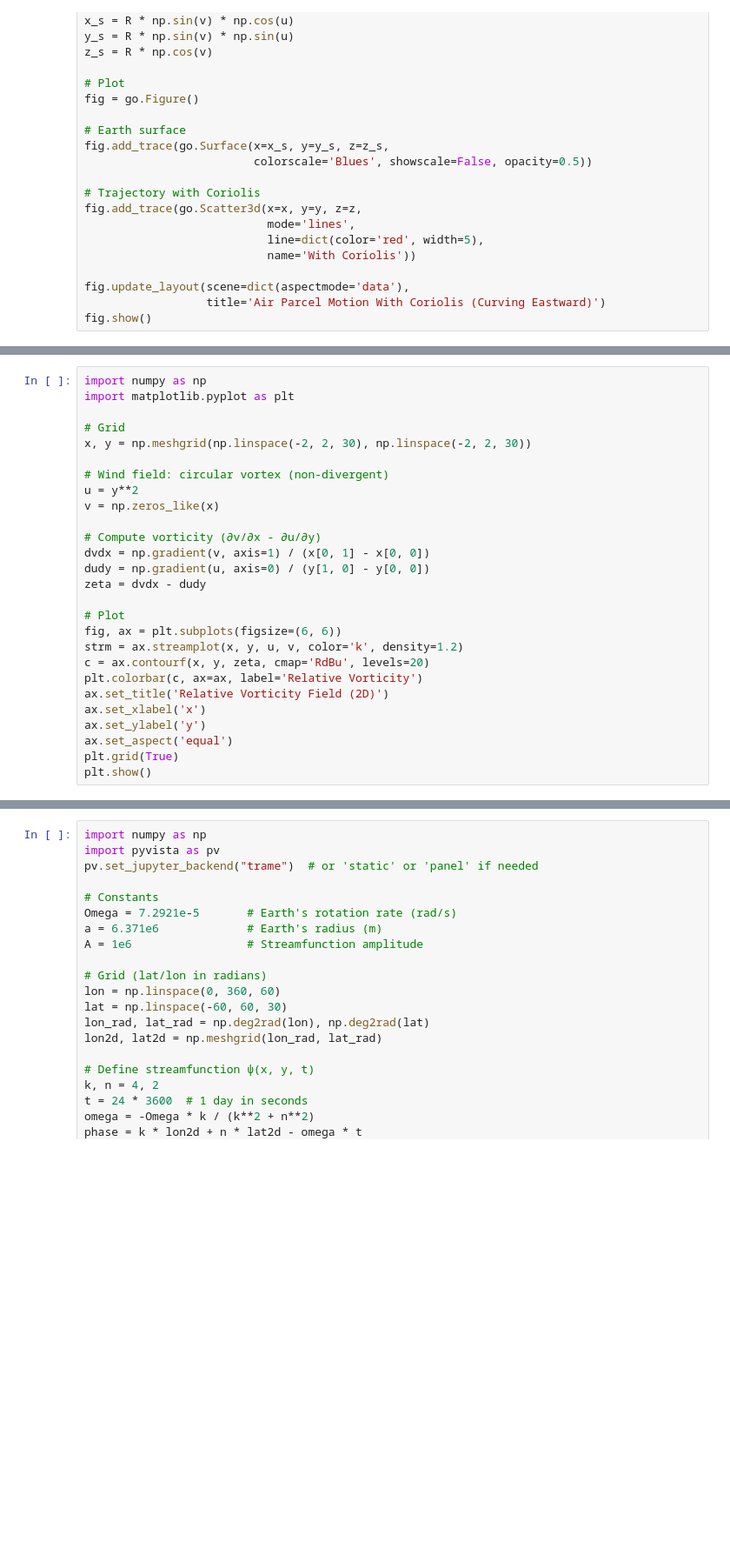
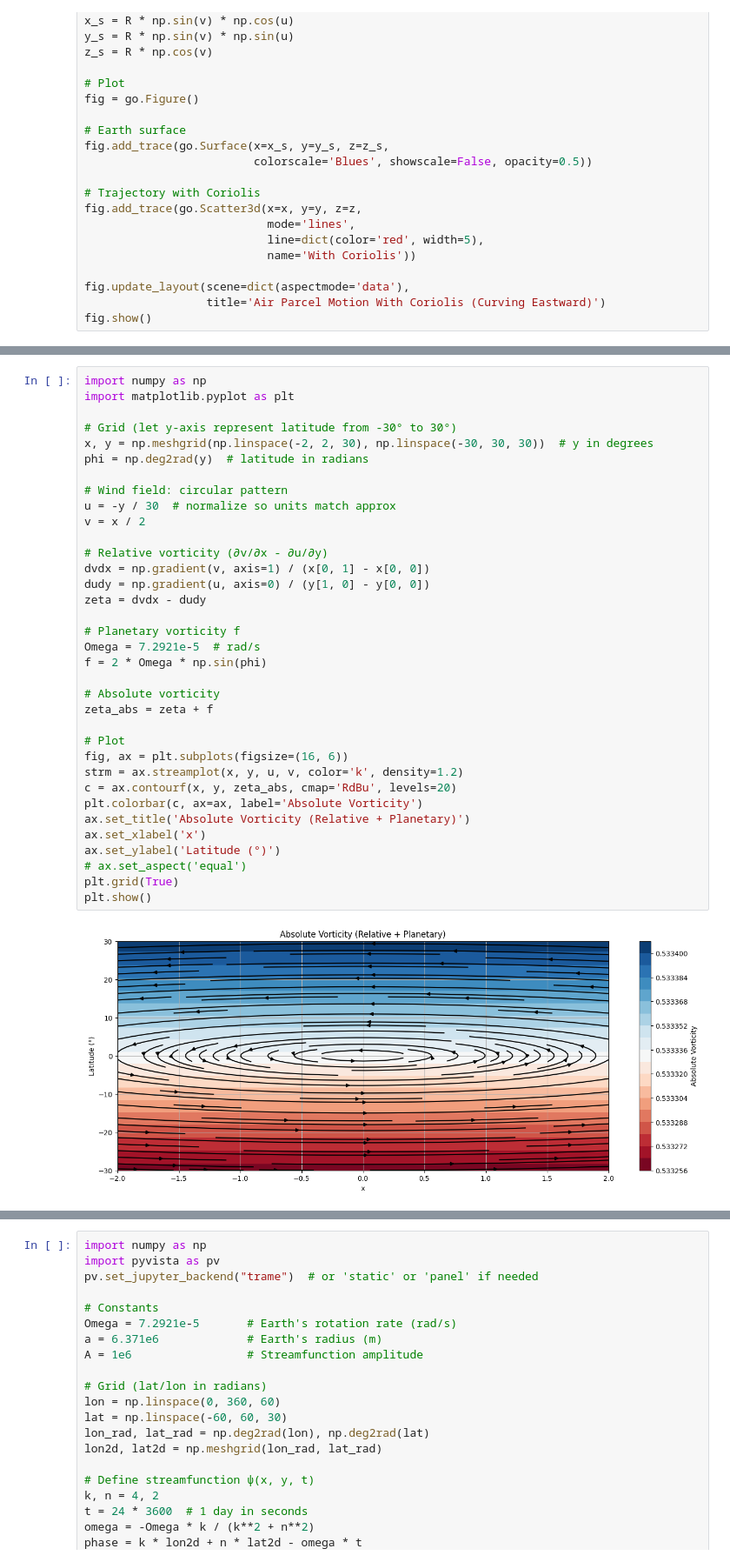
Before and after one commit to Rafayellow988/SeminarFelder, a Jupyter notebook: buch/papers/rossby/src/testing.ipynb, the cells around one changed output, grey strips where cells are left out. Shown at 87% size. Drawn from its saved outputs; the diff is of its cells as text; blank space fills up the shorter version.

```diff
--- a/buch/papers/rossby/src/testing.ipynb
+++ b/buch/papers/rossby/src/testing.ipynb
@@ -233,30 +309,40 @@ fig.show()
 # %%
 import numpy as np
 import matplotlib.pyplot as plt
 
-# Grid
-x, y = np.meshgrid(np.linspace(-2, 2, 30), np.linspace(-2, 2, 30))
+# Grid (let y-axis represent latitude from -30° to 30°)
+x, y = np.meshgrid(np.linspace(-2, 2, 30), np.linspace(-30, 30, 30))  # y in degrees
+phi = np.deg2rad(y)  # latitude in radians
 
-# Wind field: circular vortex (non-divergent)
-u = y**2
-v = np.zeros_like(x)
+# Wind field: circular pattern
+u = -y / 30  # normalize so units match approx
+v = x / 2
 
-# Compute vorticity (∂v/∂x - ∂u/∂y)
+# Relative vorticity (∂v/∂x - ∂u/∂y)
 dvdx = np.gradient(v, axis=1) / (x[0, 1] - x[0, 0])
 dudy = np.gradient(u, axis=0) / (y[1, 0] - y[0, 0])
 zeta = dvdx - dudy
 
+# Planetary vorticity f
+Omega = 7.2921e-5  # rad/s
+f = 2 * Omega * np.sin(phi)
+
+# Absolute vorticity
+zeta_abs = zeta + f
+
 # Plot
-fig, ax = plt.subplots(figsize=(6, 6))
+fig, ax = plt.subplots(figsize=(16, 6))
 strm = ax.streamplot(x, y, u, v, color='k', density=1.2)
-c = ax.contourf(x, y, zeta, cmap='RdBu', levels=20)
-plt.colorbar(c, ax=ax, label='Relative Vorticity')
-ax.set_title('Relative Vorticity Field (2D)')
+c = ax.contourf(x, y, zeta_abs, cmap='RdBu', levels=20)
+plt.colorbar(c, ax=ax, label='Absolute Vorticity')
+ax.set_title('Absolute Vorticity (Relative + Planetary)')
 ax.set_xlabel('x')
-ax.set_ylabel('y')
-ax.set_aspect('equal')
+ax.set_ylabel('Latitude (°)')
+# ax.set_aspect('equal')
 plt.grid(True)
 plt.show()
+# %% [output]
+[figure, added]
 # %%
 import numpy as np
 import matplotlib.pyplot as plt
```
Also changed, not shown: parts of 15 cells of this notebook, 10 other files.
